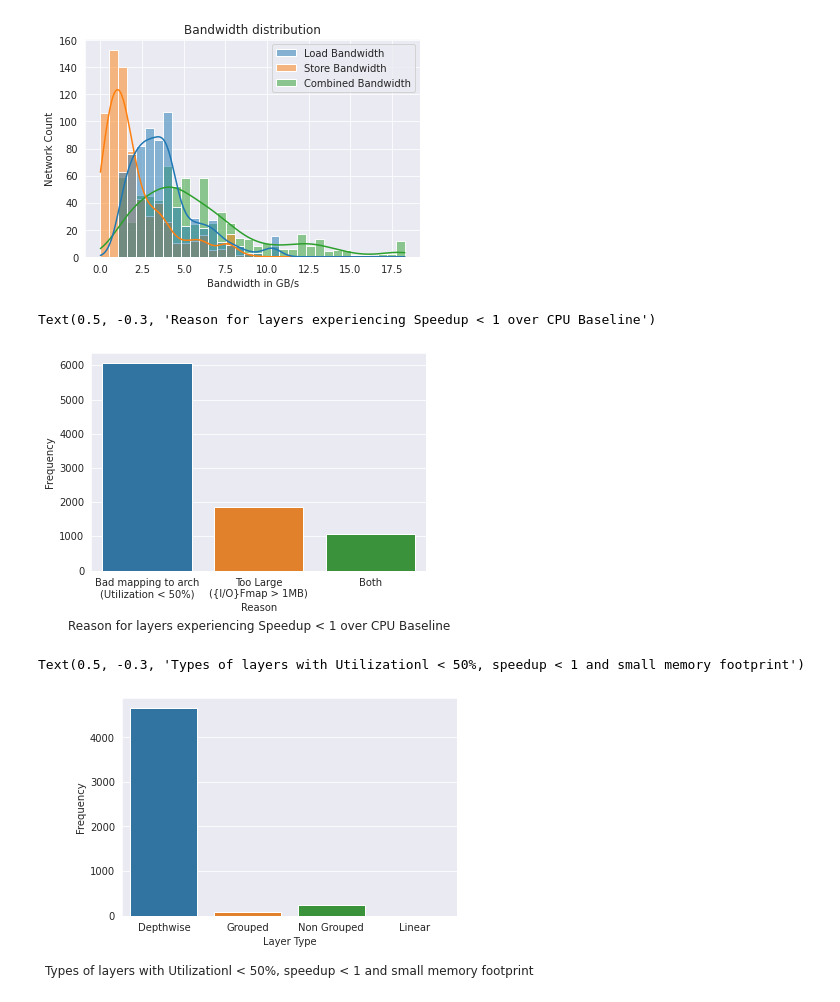
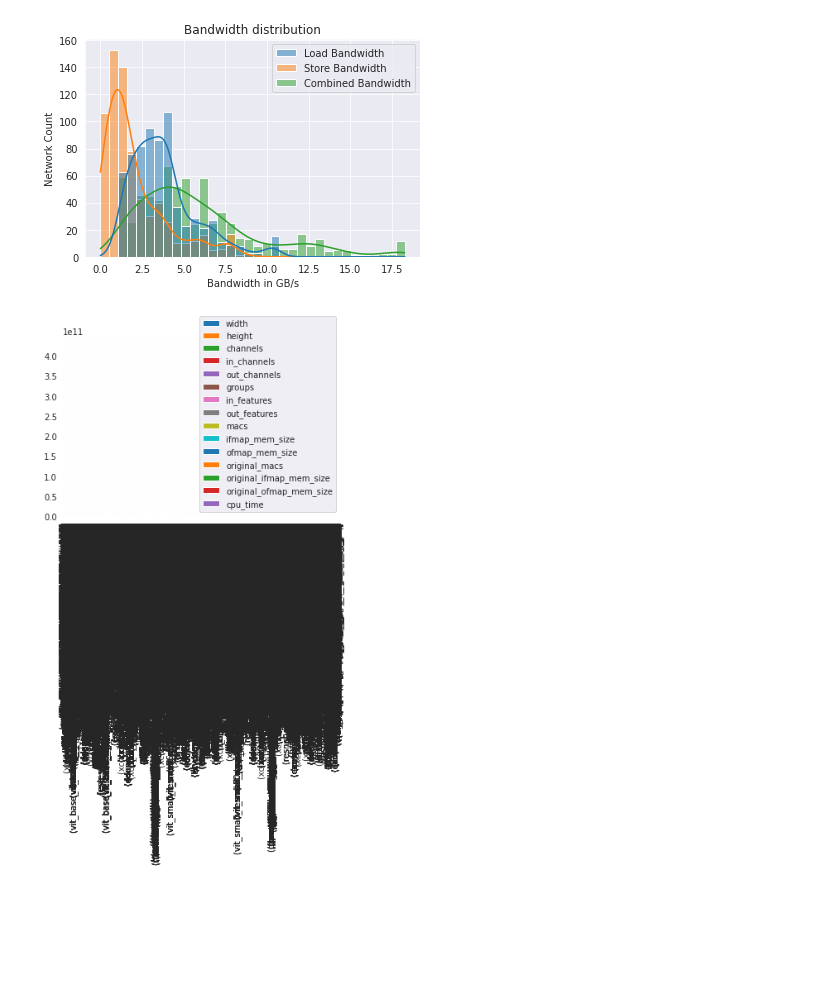
Before and after one commit to asultan123/hero-sim, a Jupyter notebook: scripts/resources.ipynb, the cells around one changed output. Cells and saved outputs as stored; diff of their text form; code cells hidden in the pictures; blank space fills up the shorter version.

```diff
--- a/scripts/resources.ipynb
+++ b/scripts/resources.ipynb
@@ -32,74 +32,12 @@ plt.set_title('Bandwidth distribution')
 # %% [output]
 Text(0.5, 1.0, 'Bandwidth distribution')
 [figure]
-# %%
-arch_metrics = pd.read_csv(
-    "../data/arch_metrics_iofmap_1mb.csv",
-    index_col=[0, 1],
-)
-layer_metrics = pd.read_csv(
-    "../data/layer_metrics.csv",
-    index_col=[0, 1],
-)
-arch_metrics = arch_metrics[arch_metrics["speedup"] < 1]
-layer_metrics = layer_metrics[layer_metrics.index.isin(arch_metrics.index)]
-slow_layers = arch_metrics.join(layer_metrics)
-slow_layers["ifmap_huge"] = slow_layers["ifmap_mem_size"] > 2**20
-slow_layers["ofmap_huge"] = slow_layers["ofmap_mem_size"] > 2**20
-slow_layers["layer_huge"] = (slow_layers["ifmap_mem_size"] > 2**20) & (slow_layers["ofmap_mem_size"] > 2**20)
-slow_layers["low_util"] = slow_layers["util"] < 0.5
-slow_layers["high_util"] = slow_layers["util"] > 0.95
-
-bad_mapping = len(slow_layers[slow_layers["util"] < 0.5])
-too_large = len(
-    slow_layers[
-        (slow_layers["ifmap_huge"] == True) | (slow_layers["ofmap_huge"] == True)
-    ]
-)
-both = len(
-    slow_layers[
-        ((slow_layers["ifmap_huge"] == True) | (slow_layers["ofmap_huge"] == True))
-        & (slow_layers["util"] < 0.5)
-    ]
-)
-
-counts = pd.DataFrame(
-    {
-        "Reason": [
-            "Bad mapping to arch\n(Utilization < 50%)",
-            "Too Large\n({I/O}Fmap > 1MB)",
-            "Both",
-        ],
-        "Frequency": [bad_mapping, too_large, both],
-    }
-)
-plt = se.barplot(data=counts, x="Reason", y="Frequency")
-plt.set_title("Reason for layers experiencing Speedup < 1 over CPU Baseline", y=-0.3)
-# %% [output]
-Text(0.5, -0.3, 'Reason for layers experiencing Speedup < 1 over CPU Baseline')
-[figure, removed]
-# %%
-layer_metrics = pd.read_csv('../data/layer_metrics.csv', index_col=[0, 1])
-arch_metrics = pd.read_csv('../data/arch_metrics_iofmap_1mb.csv', index_col=[0,1],)
-aggregate_metrics = arch_metrics.join(layer_metrics)
-layers = aggregate_metrics[['util', 'ifmap_mem_size', 'speedup', 'ofmap_mem_size']]
-layers = layers[(layers['ifmap_mem_size'] < 2**20)]
-layers = layers[(layers['ofmap_mem_size'] < 2**20)]
-layers = layers[(layers['speedup'] < 1)]
-layers = layers[(layers['util'] < 0.5)]
-
-layers = aggregate_metrics[arch_metrics.index.isin(layers.index)]
-depthwise_layers = len(layers[layers['groups'] == layers['channels']])
-grouped_conv_layers = len(layers[(layers['groups'] != layers['channels']) & (layers['groups'] > 1)])
-conv_layers = len(layers[(layers['groups'] == 1)])
-non_conv_layers = len(layers[layers['type'] != 'conv'])
-
-counts = pd.DataFrame({
-    'Layer Type': ['Depthwise', 'Grouped', 'Non Grouped', 'Linear'],
-    'Frequency': [depthwise_layers, grouped_conv_layers, conv_layers, non_conv_layers],
-})
-plt = se.barplot(data = counts, x='Layer Type', y = 'Frequency')
-plt.set_title("Types of layers with Utilizationl < 50%, speedup < 1 and small memory footprint", y = -0.3)
-# %% [output]
-Text(0.5, -0.3, 'Types of layers with Utilizationl < 50%, speedup < 1 and small memory footprint')
-[figure, removed]
+# %%
+layer_metrics = pd.read_csv(
+    "../data/layer_metrics.csv",
+    index_col=[0, 1],
+)
+conv_layers = layer_metrics[layer_metrics.index.isin(layer_metrics['lowered/lifted'].dropna().index)]
+plt = conv_layers.plot(kind='bar')
+# %% [output]
+[figure, added]
```
Also changed, not shown: parts of 1 cell of this notebook, 2 other files.
